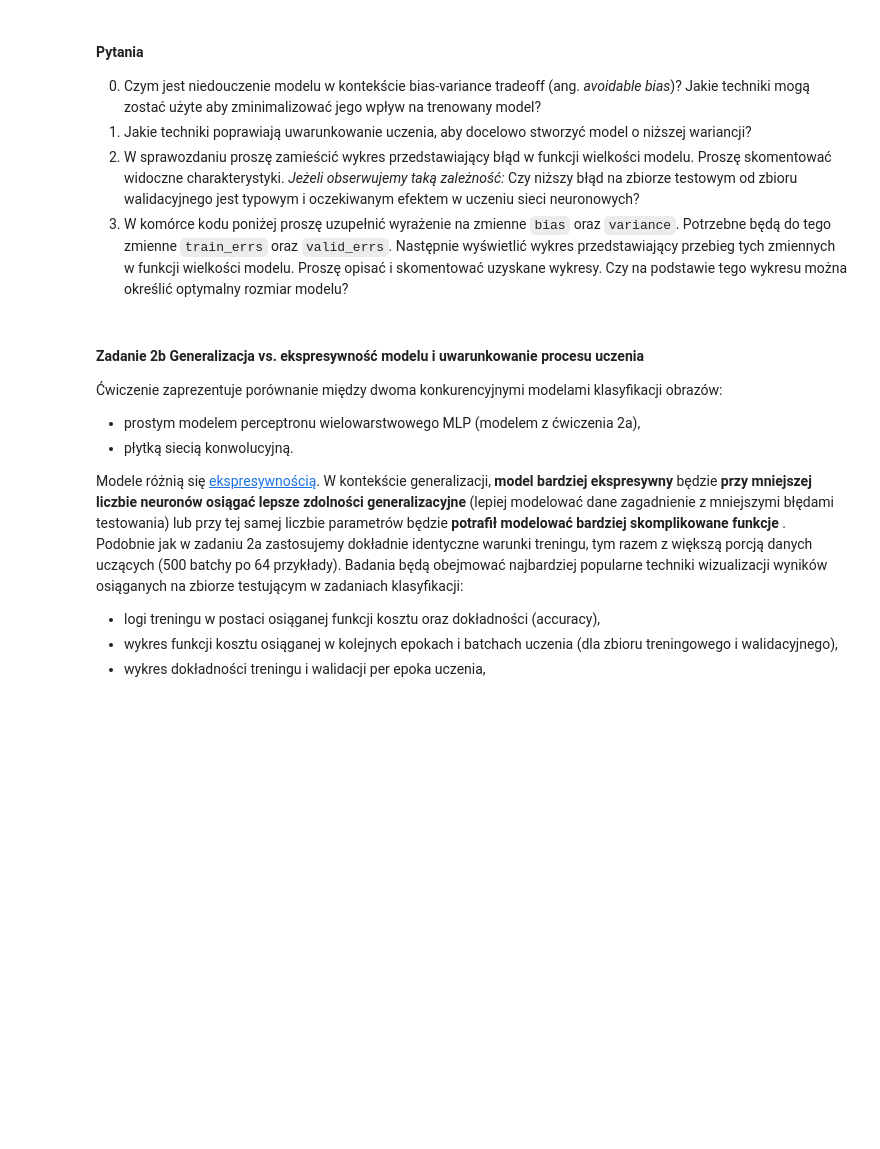
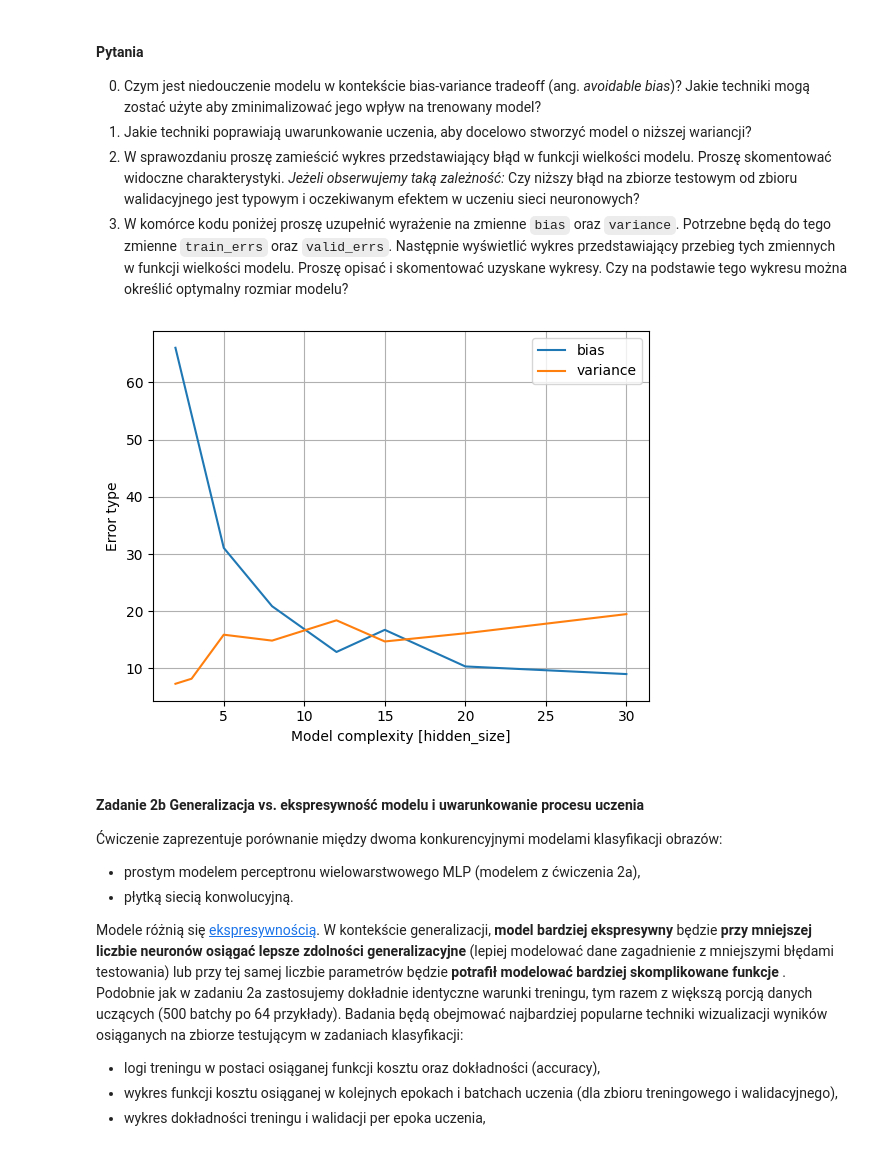
Before and after one commit to Anton2181/MUMIA, a Jupyter notebook: Badanie_zdolnosci_generalizacyjnych_sieci_neuronowych.ipynb, the cells around one changed output. Saved outputs shown, nothing was run; the diff lists cells and outputs as text; code cells hidden in the pictures; blank space fills up the shorter version.

````diff
--- a/Badanie_zdolnosci_generalizacyjnych_sieci_neuronowych.ipynb
+++ b/Badanie_zdolnosci_generalizacyjnych_sieci_neuronowych.ipynb
@@ -243,7 +243,7 @@ class EarlyStopping:
         self.counter = 0
         self.best_score = None
         self.early_stop = False
-        self.val_loss_min = np.Inf
+        self.val_loss_min = np.inf
         self.delta = delta
         self.path = path
         self.trace_func = trace_func
@@ -1018,16 +1024,18 @@ plt.show()
 2. W sprawozdaniu proszę zamieścić wykres przedstawiający błąd w funkcji wielkości modelu. Proszę skomentować widoczne charakterystyki. *Jeżeli obserwujemy taką zależność:* Czy niższy błąd na zbiorze testowym od zbioru walidacyjnego jest typowym i oczekiwanym efektem w uczeniu sieci neuronowych?
 2. W komórce kodu poniżej proszę uzupełnić wyrażenie na zmienne ```bias``` oraz ```variance```. Potrzebne będą do tego zmienne ```train_errs``` oraz ```valid_errs```. Następnie wyświetlić wykres przedstawiający przebieg tych zmiennych w funkcji wielkości modelu. Proszę opisać i skomentować uzyskane wykresy. Czy na podstawie tego wykresu można określić optymalny rozmiar modelu?
 # %%
-bias = #{TUTAJ NALEŻY WPISAĆ FORMUŁĘ NA BŁĄD TYPU BIAS}
-variance = #{TUTAJ NALEŻY WPISAĆ FORMUŁĘ NA BŁĄD TYPU VARIANCE}
+bias = train_errs
+variance = [v - t for v, t in zip(valid_errs, train_errs)]
 
 plt.plot(hidden_sizes, bias)
 plt.plot(hidden_sizes, variance)
 plt.xlabel('Model complexity [hidden_size]')
 plt.ylabel('Error type')
 plt.grid(True)
 plt.legend(['bias', 'variance'])
 plt.show()
+# %% [output]
+[figure, added]
 # %% [markdown]
 #### **Zadanie 2b** Generalizacja vs. ekspresywność modelu i uwarunkowanie procesu uczenia
 
````
Also changed, not shown: parts of 15 cells of this notebook.
